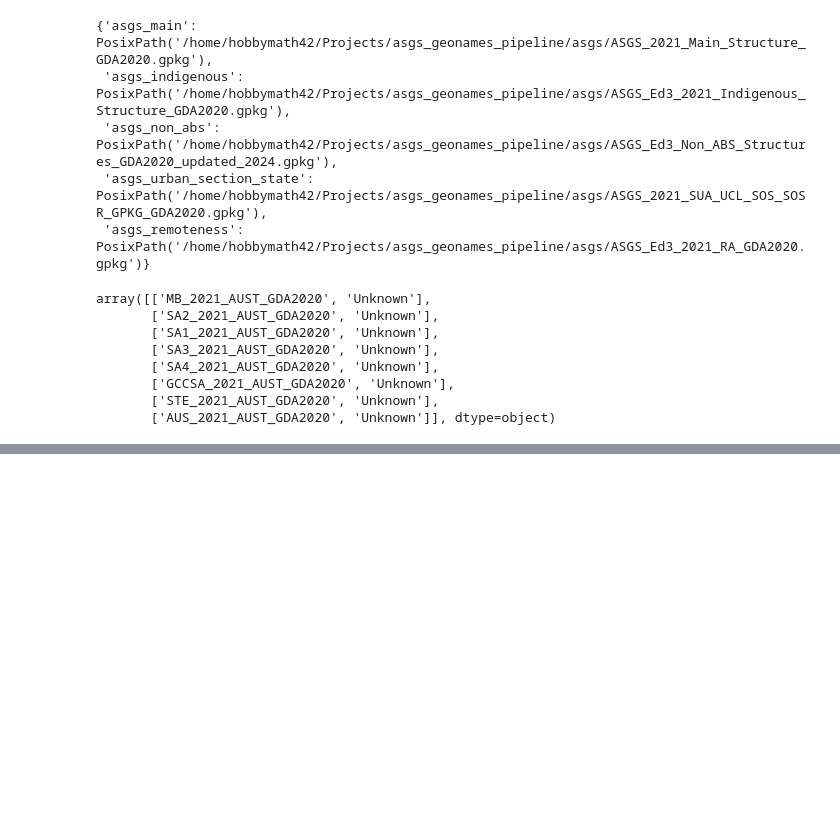
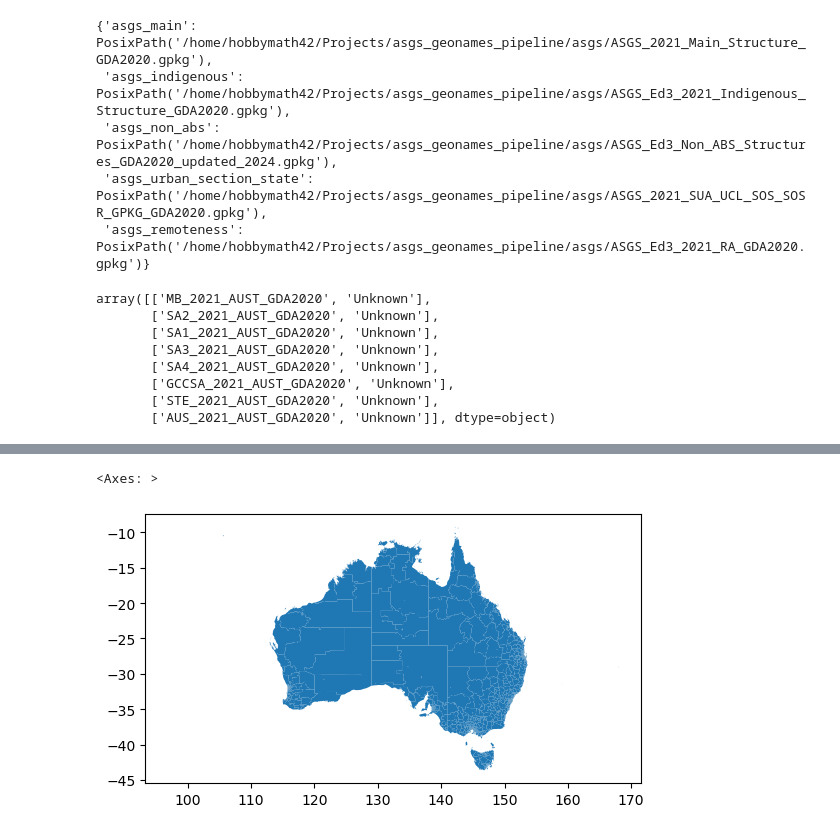
Before and after one commit to hbbymth42/asgs_geonames_pipeline, a Jupyter notebook: ASGS_GeoNames_Pipeline.ipynb, the cells around one changed output, grey strips where cells are left out. Drawn from its saved outputs; the diff is of its cells as text; code cells hidden in the pictures; blank space fills up the shorter version.

```diff
--- a/ASGS_GeoNames_Pipeline.ipynb
+++ b/ASGS_GeoNames_Pipeline.ipynb
@@ -93,0 +110,18 @@ df.query('not(geometry.isna())')
+# %%
+asgs_gdf = (gpd.read_file(asgs_paths['asgs_main'], layer='SA2_2021_AUST_GDA2020')
+            .query('not(geometry.isna())')
+           )
+
+asgs_gdf = (asgs_gdf
+            [[asgs_gdf.columns[0], asgs_gdf.columns[1], asgs_gdf.columns[-1]]]
+            .rename(columns={asgs_gdf.columns[0]:asgs_gdf.columns[0].lower(),
+                     asgs_gdf.columns[1]: asgs_gdf.columns[1].lower()
+                    })
+           )
+
+asgs_gdf[f'SA2_2021_AUST_GDA2020_geometry'.lower()] = asgs_gdf.geometry
+
+asgs_gdf.plot()
+# %% [output]
+<Axes: >
+[figure, added]
```
Also changed, not shown: parts of 12 cells of this notebook.
